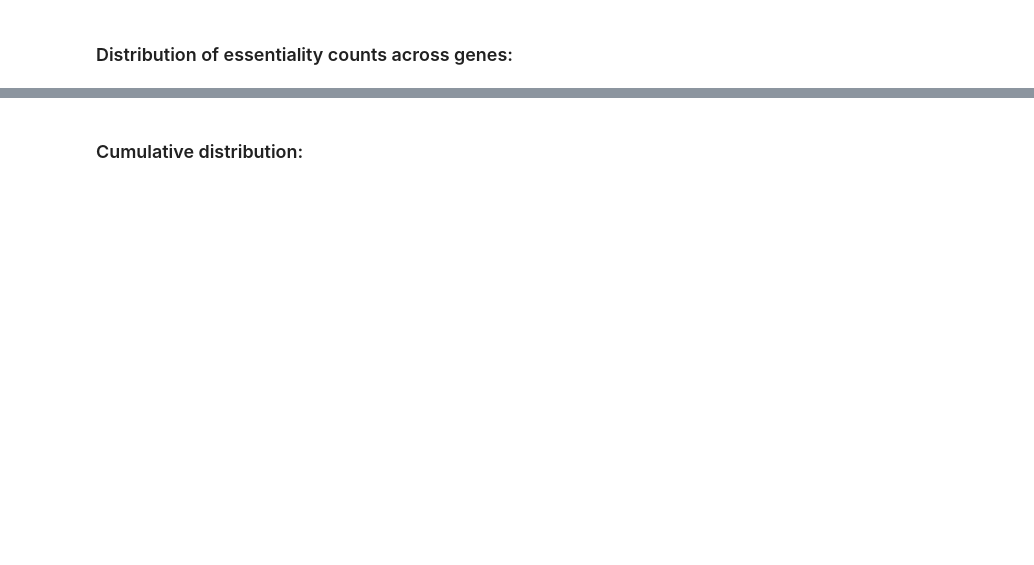
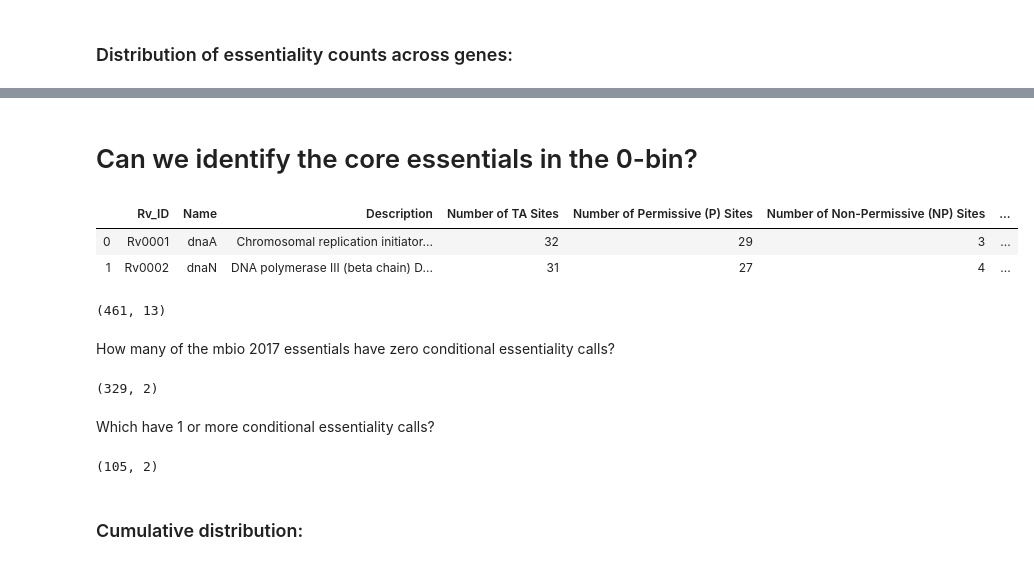
Before and after one commit to ajinich/mtb_tn_db, a Jupyter notebook: code/visualizations/Tn_library_stats.ipynb, the cells around one changed output, grey strips where cells are left out. Drawn from its saved outputs; the diff is of its cells as text; code cells hidden in the pictures; blank space fills up the shorter version.

```diff
--- a/code/visualizations/Tn_library_stats.ipynb
+++ b/code/visualizations/Tn_library_stats.ipynb
@@ -122,0 +121,24 @@ plt.savefig(out_file, dpi = 300)
+# %% [markdown]
+# Can we identify the core essentials in the 0-bin?
+# %%
+file_mbio = '../../data/SI_datasets/2017A_DeJesus_Iorger/table_1.xlsx'
+df_mbio = pd.read_excel(file_mbio)
+df_mbio.head(2)
+# %% [output]
+|  | Rv_ID | Name | Description | Number of TA Sites | Number of Permissive (P) Sites | Number of Non-Permissive (NP) Sites | ... |
+| 0 | Rv0001 | dnaA | Chromosomal replication initiator... | 32 | 29 | 3 | ... |
+| 1 | Rv0002 | dnaN | DNA polymerase III (beta chain) D... | 31 | 27 | 4 | ... |
+# %%
+df_mbio_ES = df_mbio[df_mbio['Final Call']=='ES'].copy()
+df_tn_mbio = df_tn[df_tn.Rv_ID.isin(df_mbio_ES.Rv_ID)][['Rv_ID', 'sum_all']]
+df_mbio_ES.shape
+# %% [output]
+(461, 13)
+# %% [markdown]
+How many of the mbio 2017 essentials have zero conditional essentiality calls?
+# %%
+df_tn_mbio[df_tn_mbio.sum_all==0].shape
+# %% [output]
+(329, 2)
+# %% [markdown]
+Which have 1 or more conditional essentiality calls?
@@ -123,3 +167,7 @@ plt.savefig(out_file, dpi = 300)
+# %%
+df_ES_CES[df_ES_CES.CES_calls.str.contains('carey')].shape
+# %% [output]
+(105, 2)
 # %% [markdown]
 ### Cumulative distribution:
 # %%
```
Also changed, not shown: parts of 40 cells of this notebook, 5 other files.
